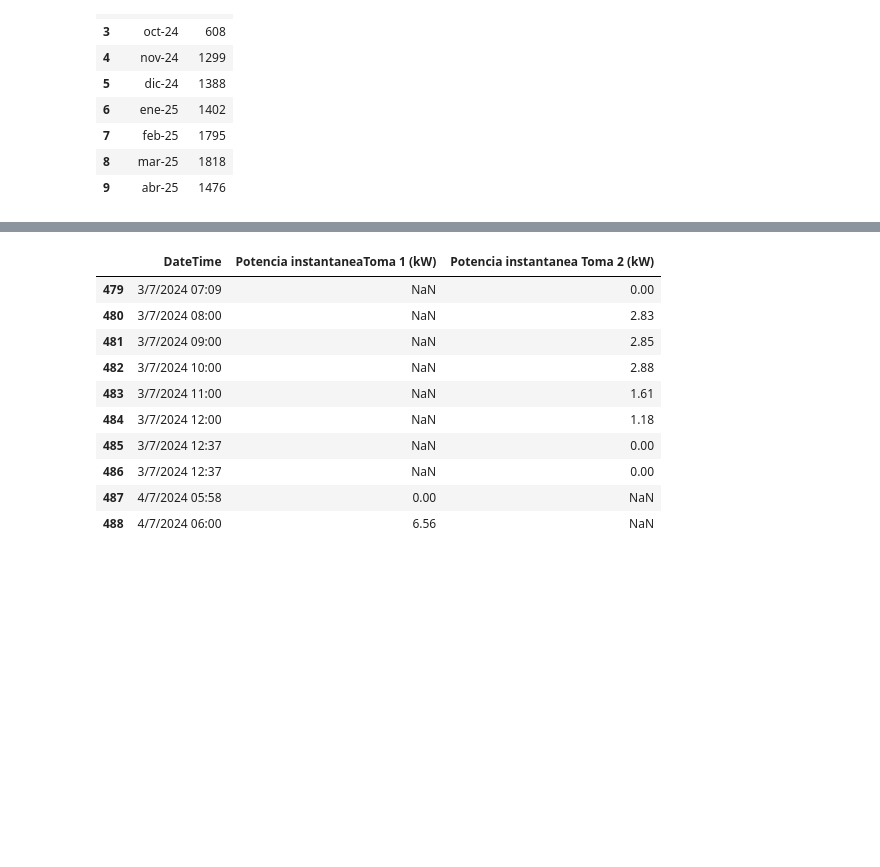
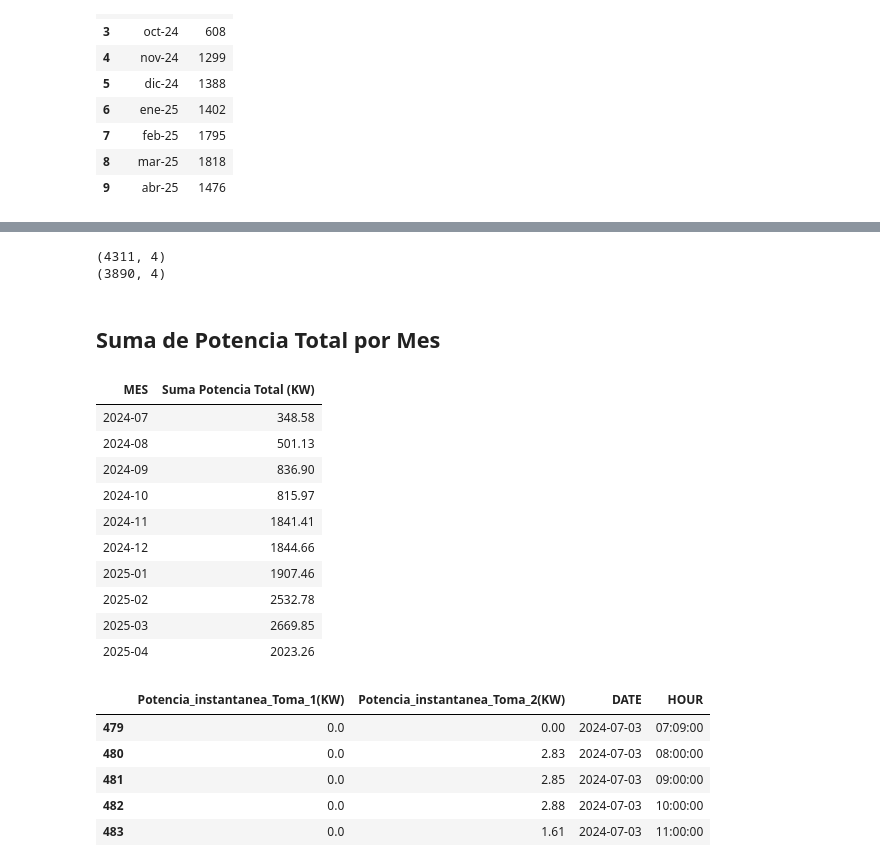
Before and after one commit to Yuliana2001/Pila-Publica, a Jupyter notebook: Analisis_Datos.ipynb, the cells around one changed output, grey strips where cells are left out. Drawn from its saved outputs; the diff is of its cells as text; code cells hidden in the pictures; blank space fills up the shorter version.

```diff
--- a/Analisis_Datos.ipynb
+++ b/Analisis_Datos.ipynb
@@ -336,14 +1212,69 @@ Total combinado: 977.26
+# %%
+# Archivo Potencia Maxima:
+PotenciaMaxima=dataFrames['potencia-mxima-alcanzada.csv']
+PotenciaMaxima = PotenciaMaxima.drop(index=range(0, 479))
+PotenciaMaxima['DateTime'] = pd.to_datetime(PotenciaMaxima['DateTime'], format='%d/%m/%Y %H:%M', errors='coerce')
+PotenciaMaxima['DATE'] = PotenciaMaxima['DateTime'].dt.date
+PotenciaMaxima['HOUR'] = PotenciaMaxima['DateTime'].dt.time
+PotenciaMaxima=PotenciaMaxima.drop(["DateTime"], axis=1)
+PotenciaMaxima.rename(columns={
+    'Potencia instantaneaToma 1 (kW)': 'Potencia_instantanea_Toma_1(KW)',
+    'Potencia instantanea Toma 2 (kW)': 'Potencia_instantanea_Toma_2(KW)',
+}, inplace=True)
+print(PotenciaMaxima.shape)
+PotenciaMaxima = PotenciaMaxima.drop_duplicates()
+PotenciaMaxima['Potencia_instantanea_Toma_1(KW)']=PotenciaMaxima['Potencia_instantanea_Toma_1(KW)'].fillna(0)
+PotenciaMaxima['Potencia_instantanea_Toma_2(KW)']=PotenciaMaxima['Potencia_instantanea_Toma_2(KW)'].fillna(0)
+print(PotenciaMaxima.shape)
+# %% [output]
+(4311, 4)
+(3890, 4)
+# %%
+#DataFrames de Errores por mes
+PotenciaMaxima['DATE'] = pd.to_datetime(PotenciaMaxima['DATE'])
+# Crear una nueva columna con el año y mes en formato AAAA-MM
+PotenciaMaxima['MES'] = PotenciaMaxima['DATE'].dt.to_period('M')
+# Crear una lista vacía para almacenar los DataFrames
+# Crear la columna con la suma de potencias
+PotenciaMaxima['Potencia_total'] = (
+    PotenciaMaxima['Potencia_instantanea_Toma_1(KW)'] +
+    PotenciaMaxima['Potencia_instantanea_Toma_2(KW)']
+)
+
+# Agrupar por mes y sumar la potencia total
+suma_potencia_por_mes = (
+    PotenciaMaxima.groupby('MES')['Potencia_total']
+    .sum()
+    .reset_index()
+    .rename(columns={'Potencia_total': 'Suma Potencia Total (KW)'})
+)
+
+# Mostrar con HTML
+from IPython.display import display, HTML
+
+display(HTML("<h2>Suma de Potencia Total por Mes</h2>"))
+display(HTML(suma_potencia_por_mes.to_html(index=False)))
+PotenciaMaxima=PotenciaMaxima.drop(columns=['Potencia_total'])
+PotenciaMaxima=PotenciaMaxima.drop(columns=['MES'])
+# %% [output]
+Suma de Potencia Total por Mes
+| MES | Suma Potencia Total (KW) |
+| 2024-07 | 348.58 |
+| 2024-08 | 501.13 |
+| 2024-09 | 836.90 |
+| 2024-10 | 815.97 |
+| 2024-11 | 1841.41 |
+| 2024-12 | 1844.66 |
+| 2025-01 | 1907.46 |
+| 2025-02 | 2532.78 |
+| 2025-03 | 2669.85 |
+| 2025-04 | 2023.26 |
 # %%
-PotenciaMaxima.head(10)
+PotenciaMaxima.head()
 # %% [output]
-|  | DateTime | Potencia instantaneaToma 1 (kW) | Potencia instantanea Toma 2 (kW) |
-| 479 | 3/7/2024 07:09 | NaN | 0.00 |
-| 480 | 3/7/2024 08:00 | NaN | 2.83 |
-| 481 | 3/7/2024 09:00 | NaN | 2.85 |
-| 482 | 3/7/2024 10:00 | NaN | 2.88 |
-| 483 | 3/7/2024 11:00 | NaN | 1.61 |
-| 484 | 3/7/2024 12:00 | NaN | 1.18 |
-| 485 | 3/7/2024 12:37 | NaN | 0.00 |
-| 486 | 3/7/2024 12:37 | NaN | 0.00 |
-| 487 | 4/7/2024 05:58 | 0.00 | NaN |
-| 488 | 4/7/2024 06:00 | 6.56 | NaN |
+|  | Potencia_instantanea_Toma_1(KW) | Potencia_instantanea_Toma_2(KW) | DATE | HOUR |
+| 479 | 0.0 | 0.00 | 2024-07-03 | 07:09:00 |
+| 480 | 0.0 | 2.83 | 2024-07-03 | 08:00:00 |
+| 481 | 0.0 | 2.85 | 2024-07-03 | 09:00:00 |
+| 482 | 0.0 | 2.88 | 2024-07-03 | 10:00:00 |
+| 483 | 0.0 | 1.61 | 2024-07-03 | 11:00:00 |
```
Also changed, not shown: parts of 71 cells of this notebook.
